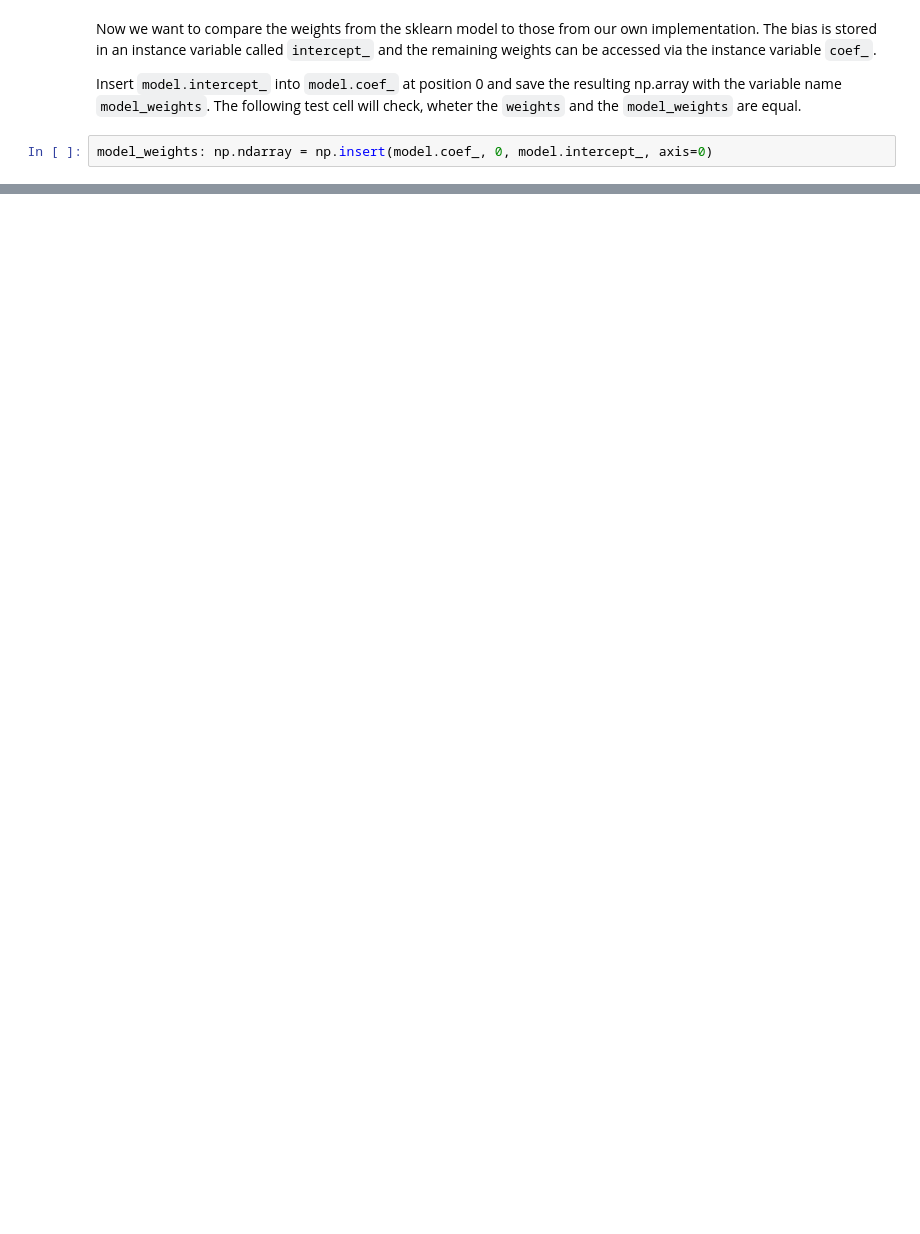
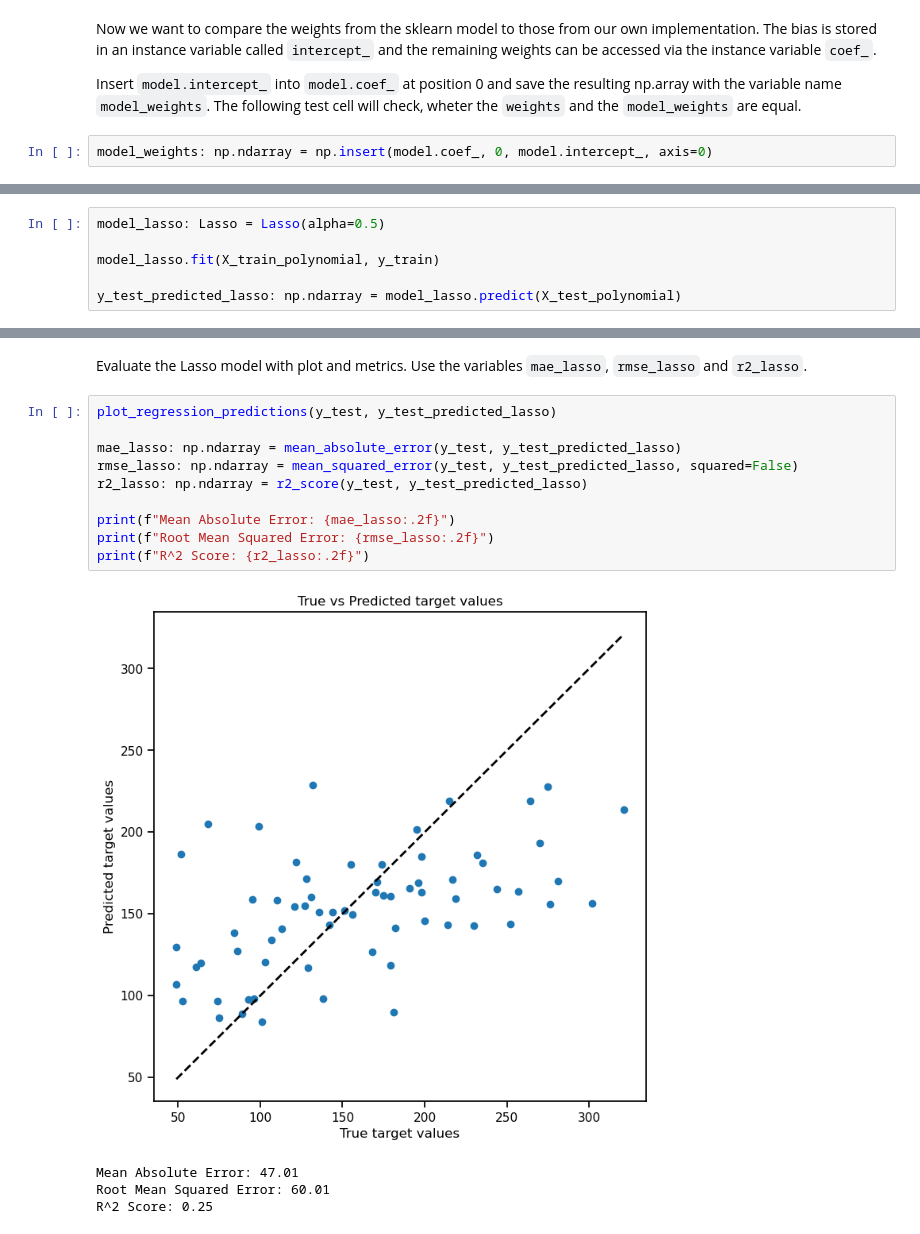
Before and after one commit to Tacitus523/ml4chem, a Jupyter notebook: Regression/1.3_RegressionSolution.ipynb, the cells around one changed output, grey strips where cells are left out. Cells and saved outputs as stored; diff of their text form; blank space fills up the shorter version.

```diff
--- a/Regression/1.3_RegressionSolution.ipynb
+++ b/Regression/1.3_RegressionSolution.ipynb
@@ -165,0 +346,6 @@ assert np.allclose(weights, model_weights), "The weights of the model are incorr
+# %%
+model_lasso: Lasso = Lasso(alpha=0.5)
+
+model_lasso.fit(X_train_polynomial, y_train)
+
+y_test_predicted_lasso: np.ndarray = model_lasso.predict(X_test_polynomial)
@@ -165,0 +365,17 @@ assert np.allclose(weights, model_weights), "The weights of the model are incorr
+# %% [markdown]
+Evaluate the Lasso model with plot and metrics. Use the variables `mae_lasso`, `rmse_lasso` and `r2_lasso`.
+# %%
+plot_regression_predictions(y_test, y_test_predicted_lasso)
+
+mae_lasso: np.ndarray = mean_absolute_error(y_test, y_test_predicted_lasso)
+rmse_lasso: np.ndarray = mean_squared_error(y_test, y_test_predicted_lasso, squared=False)
+r2_lasso: np.ndarray = r2_score(y_test, y_test_predicted_lasso)
+
+print(f"Mean Absolute Error: {mae_lasso:.2f}")
+print(f"Root Mean Squared Error: {rmse_lasso:.2f}")
+print(f"R^2 Score: {r2_lasso:.2f}")
+# %% [output]
+[figure, added]
+Mean Absolute Error: 47.01
+Root Mean Squared Error: 60.01
+R^2 Score: 0.25
```
Also changed, not shown: parts of 36 cells of this notebook, 2 other files.
